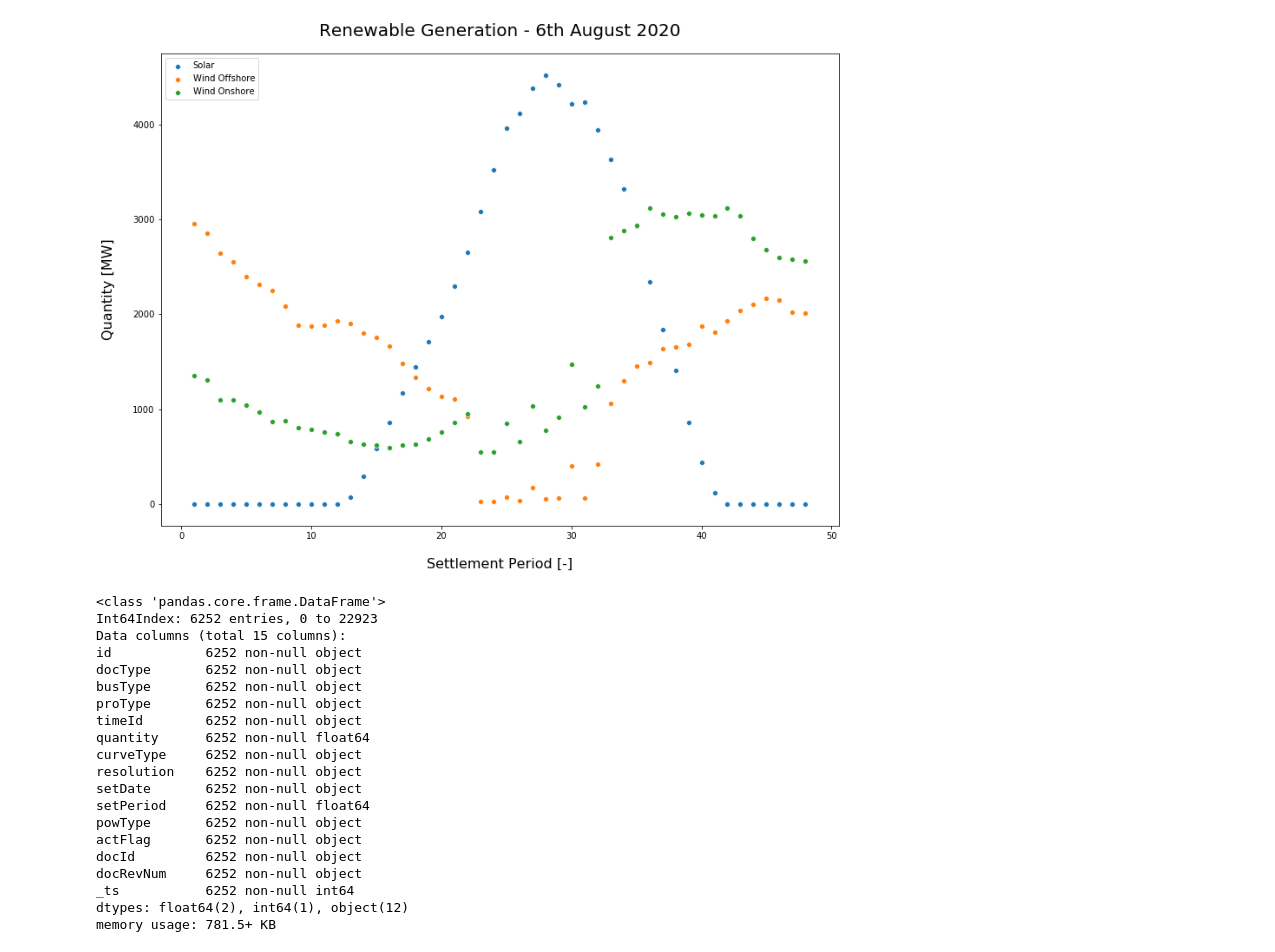
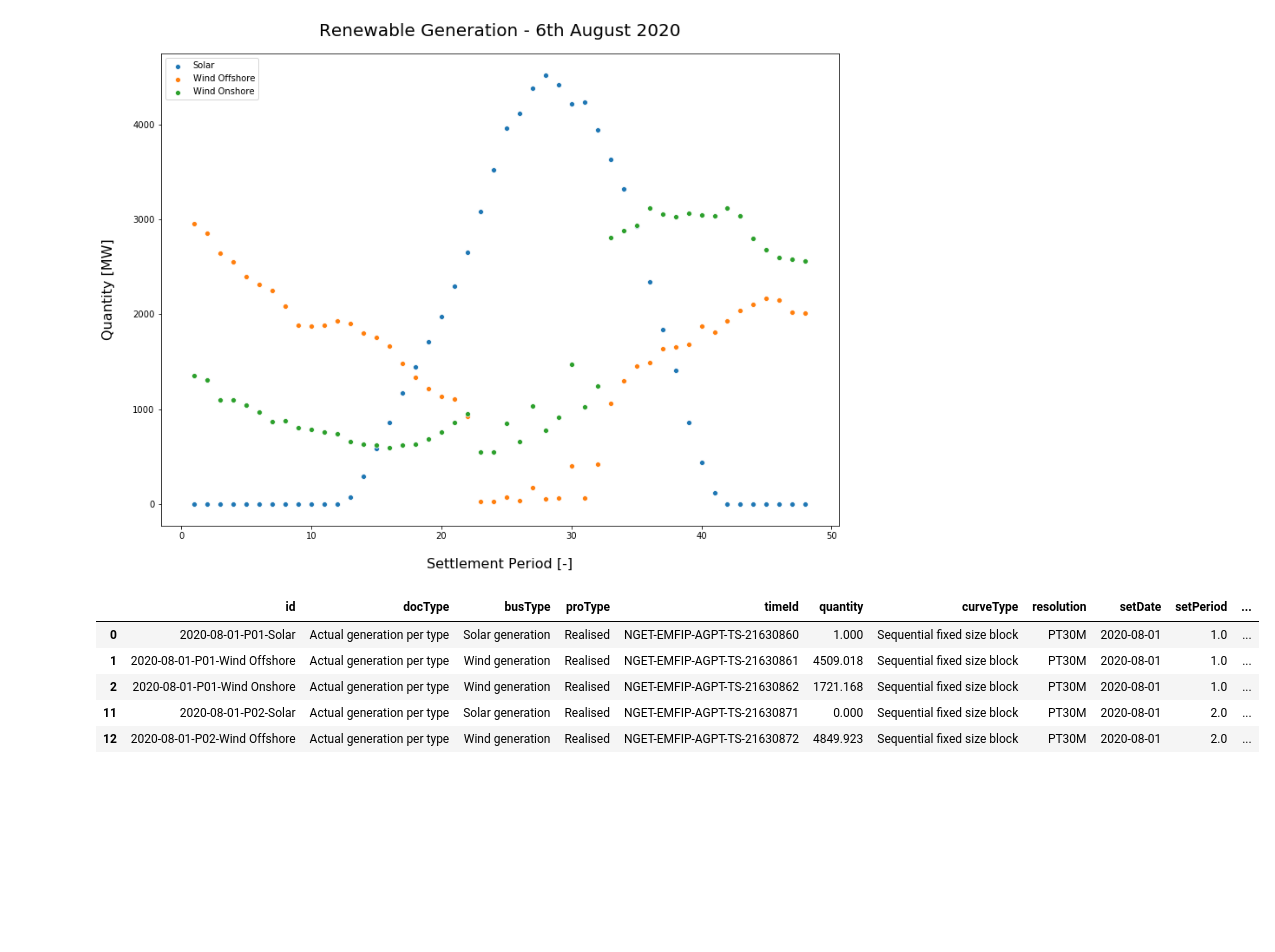
Before and after one commit to PMetcalf/GensetSimulation, a Jupyter notebook: data_analytics/notebooks/1.0-pm-eda.ipynb, the cells around one changed output. Saved outputs shown, nothing was run; the diff lists cells and outputs as text; code cells hidden in the pictures; blank space fills up the shorter version.

```diff
--- a/data_analytics/notebooks/1.0-pm-eda.ipynb
+++ b/data_analytics/notebooks/1.0-pm-eda.ipynb
@@ -121,28 +121,14 @@ plt.show()
 # %% [output]
 [figure]
 # %%
-renewable_df.info()
+renewable_df.head()
 # %% [output]
-<class 'pandas.core.frame.DataFrame'>
-Int64Index: 6252 entries, 0 to 22923
-Data columns (total 15 columns):
-id            6252 non-null object
-docType       6252 non-null object
-busType       6252 non-null object
-proType       6252 non-null object
-timeId        6252 non-null object
-quantity      6252 non-null float64
-curveType     6252 non-null object
-resolution    6252 non-null object
-setDate       6252 non-null object
-setPeriod     6252 non-null float64
-powType       6252 non-null object
-actFlag       6252 non-null object
-docId         6252 non-null object
-docRevNum     6252 non-null object
-_ts           6252 non-null int64
-dtypes: float64(2), int64(1), object(12)
-memory usage: 781.5+ KB
+|  | id | docType | busType | proType | timeId | quantity | curveType | resolution | setDate | setPeriod | ... |
+| 0 | 2020-08-01-P01-Solar | Actual generation per type | Solar generation | Realised | NGET-EMFIP-AGPT-TS-21630860 | 1.000 | Sequential fixed size block | PT30M | 2020-08-01 | 1.0 | ... |
+| 1 | 2020-08-01-P01-Wind Offshore | Actual generation per type | Wind generation | Realised | NGET-EMFIP-AGPT-TS-21630861 | 4509.018 | Sequential fixed size block | PT30M | 2020-08-01 | 1.0 | ... |
+| 2 | 2020-08-01-P01-Wind Onshore | Actual generation per type | Wind generation | Realised | NGET-EMFIP-AGPT-TS-21630862 | 1721.168 | Sequential fixed size block | PT30M | 2020-08-01 | 1.0 | ... |
+| 11 | 2020-08-01-P02-Solar | Actual generation per type | Solar generation | Realised | NGET-EMFIP-AGPT-TS-21630871 | 0.000 | Sequential fixed size block | PT30M | 2020-08-01 | 2.0 | ... |
+| 12 | 2020-08-01-P02-Wind Offshore | Actual generation per type | Wind generation | Realised | NGET-EMFIP-AGPT-TS-21630872 | 4849.923 | Sequential fixed size block | PT30M | 2020-08-01 | 2.0 | ... |
 # %%
 # Add df column
 
```
Also changed, not shown: 1 other file.
